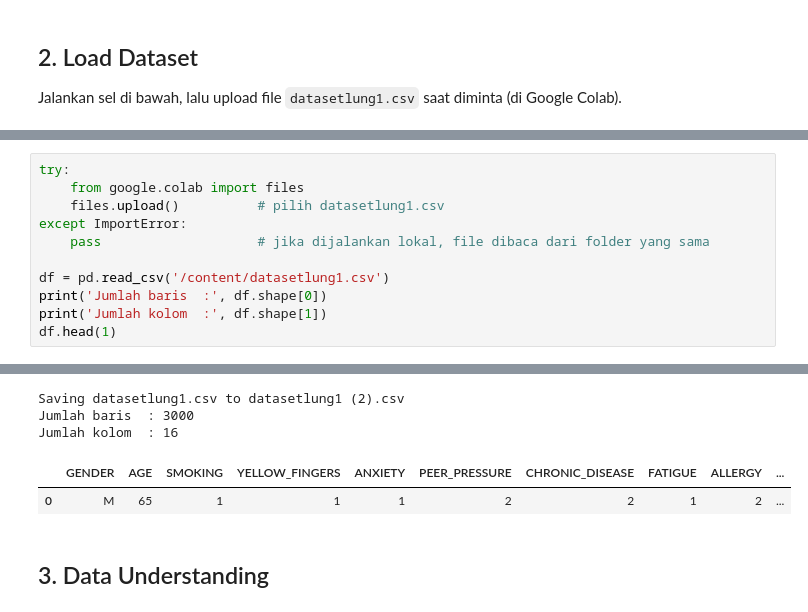
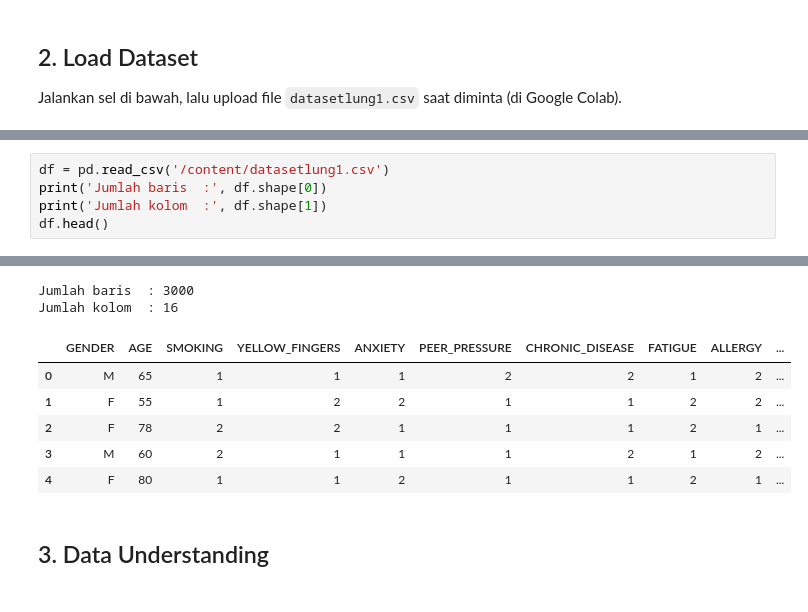
Before and after one commit to athirr-hub/Project_AI, a Jupyter notebook: Lungcancer.ipynb, the cells around one changed output, grey strips where cells are left out. Drawn from its saved outputs; the diff is of its cells as text.

```diff
--- a/Lungcancer.ipynb
+++ b/Lungcancer.ipynb
@@ -41,12 +47,6 @@ Jalankan sel di bawah, lalu upload file `datasetlung1.csv` saat diminta (di Goog
 # %%
-try:
-    from google.colab import files
-    files.upload()          # pilih datasetlung1.csv
-except ImportError:
-    pass                    # jika dijalankan lokal, file dibaca dari folder yang sama
-
 df = pd.read_csv('/content/datasetlung1.csv')
 print('Jumlah baris  :', df.shape[0])
 print('Jumlah kolom  :', df.shape[1])
-df.head(1)
+df.head()
 # %% [output]
@@ -54,8 +53,11 @@ df.head(1)
-Saving datasetlung1.csv to datasetlung1 (2).csv
 Jumlah baris  : 3000
 Jumlah kolom  : 16
 |  | GENDER | AGE | SMOKING | YELLOW_FINGERS | ANXIETY | PEER_PRESSURE | CHRONIC_DISEASE | FATIGUE | ALLERGY | ... |
 | 0 | M | 65 | 1 | 1 | 1 | 2 | 2 | 1 | 2 | ... |
+| 1 | F | 55 | 1 | 2 | 2 | 1 | 1 | 2 | 2 | ... |
+| 2 | F | 78 | 2 | 2 | 1 | 1 | 1 | 2 | 1 | ... |
+| 3 | M | 60 | 2 | 1 | 1 | 1 | 2 | 1 | 2 | ... |
+| 4 | F | 80 | 1 | 1 | 2 | 1 | 1 | 2 | 1 | ... |
 # %% [markdown]
 ## 3. Data Understanding
 # %%
```
Also changed, not shown: parts of 14 cells of this notebook.
